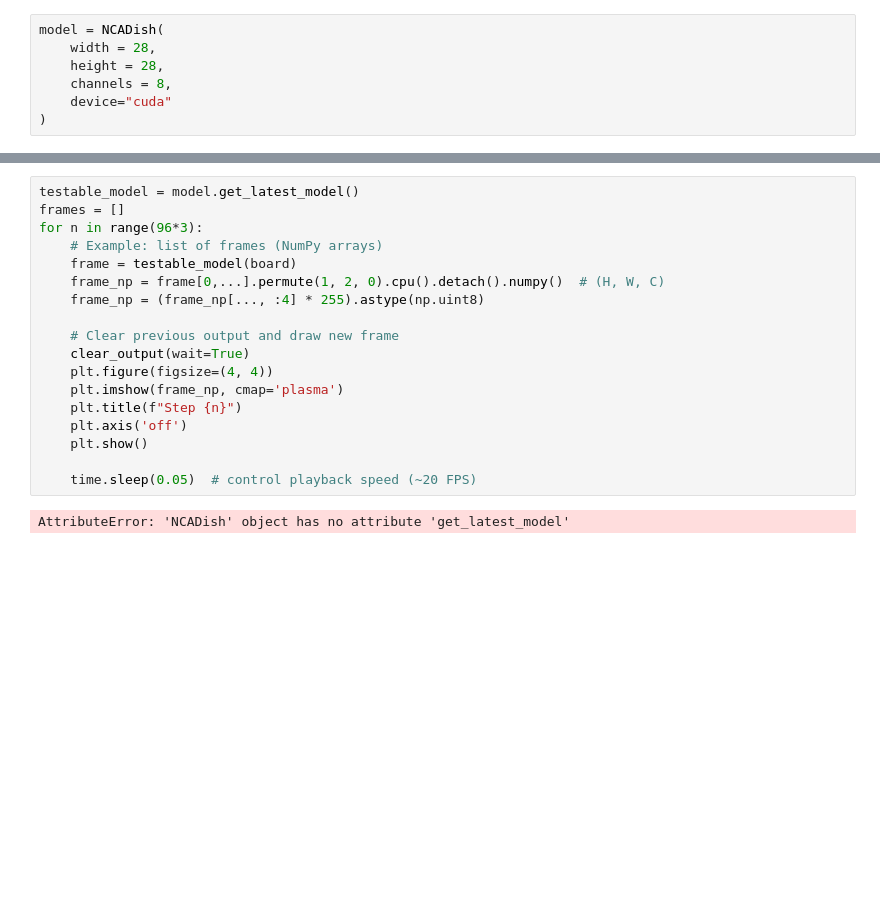
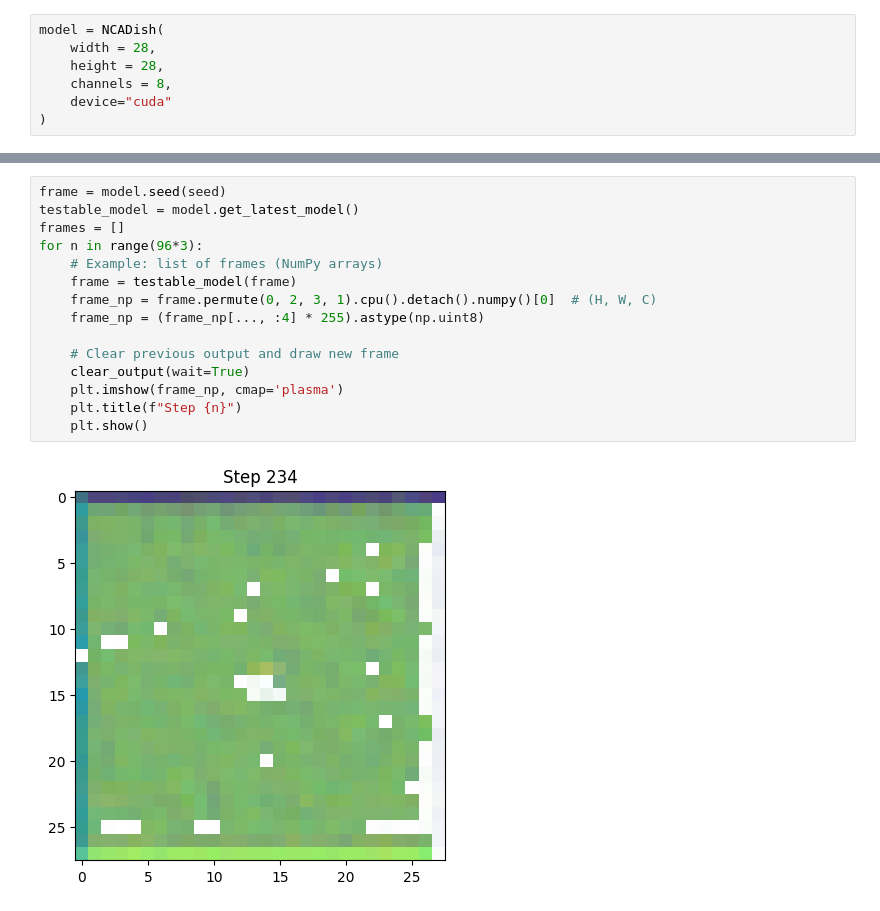
Before and after one commit to ichko/ncpu, a Jupyter notebook: notebooks/learn_pattern.ipynb, the cells around one changed output, grey strips where cells are left out. Drawn from its saved outputs; the diff is of its cells as text; blank space fills up the shorter version.

```diff
--- a/notebooks/learn_pattern.ipynb
+++ b/notebooks/learn_pattern.ipynb
@@ -88,20 +122,17 @@ testable_model, avg_loss = model.grow(
 # %%
+frame = model.seed(seed)
 testable_model = model.get_latest_model()
 frames = []
 for n in range(96*3):
     # Example: list of frames (NumPy arrays)
-    frame = testable_model(board)
-    frame_np = frame[0,...].permute(1, 2, 0).cpu().detach().numpy()  # (H, W, C)
+    frame = testable_model(frame)
+    frame_np = frame.permute(0, 2, 3, 1).cpu().detach().numpy()[0]  # (H, W, C)
     frame_np = (frame_np[..., :4] * 255).astype(np.uint8)
 
     # Clear previous output and draw new frame
     clear_output(wait=True)
-    plt.figure(figsize=(4, 4))
     plt.imshow(frame_np, cmap='plasma')
     plt.title(f"Step {n}")
-    plt.axis('off')
     plt.show()
-
-    time.sleep(0.05)  # control playback speed (~20 FPS)
 # %% [output]
-AttributeError: 'NCADish' object has no attribute 'get_latest_model'
+[figure, added]
```
Also changed, not shown: parts of 5 cells of this notebook.
